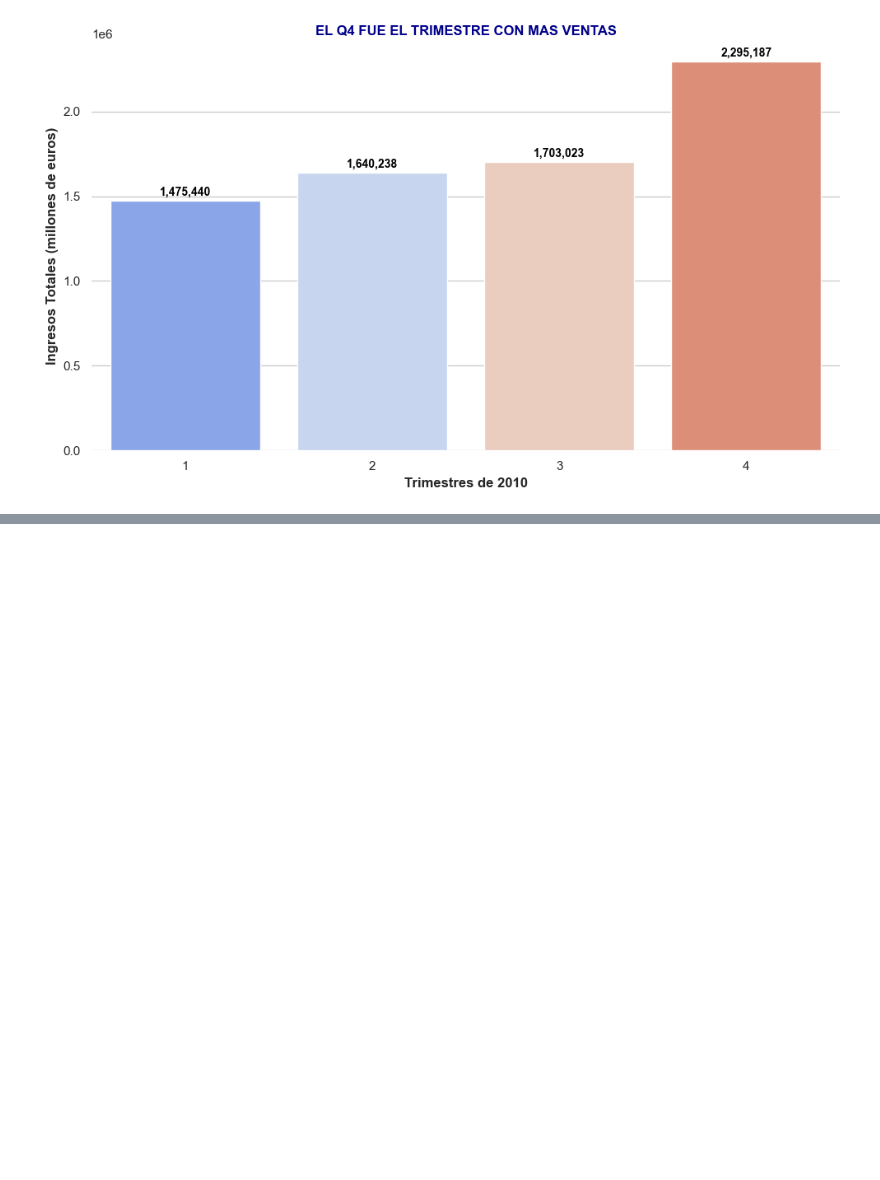
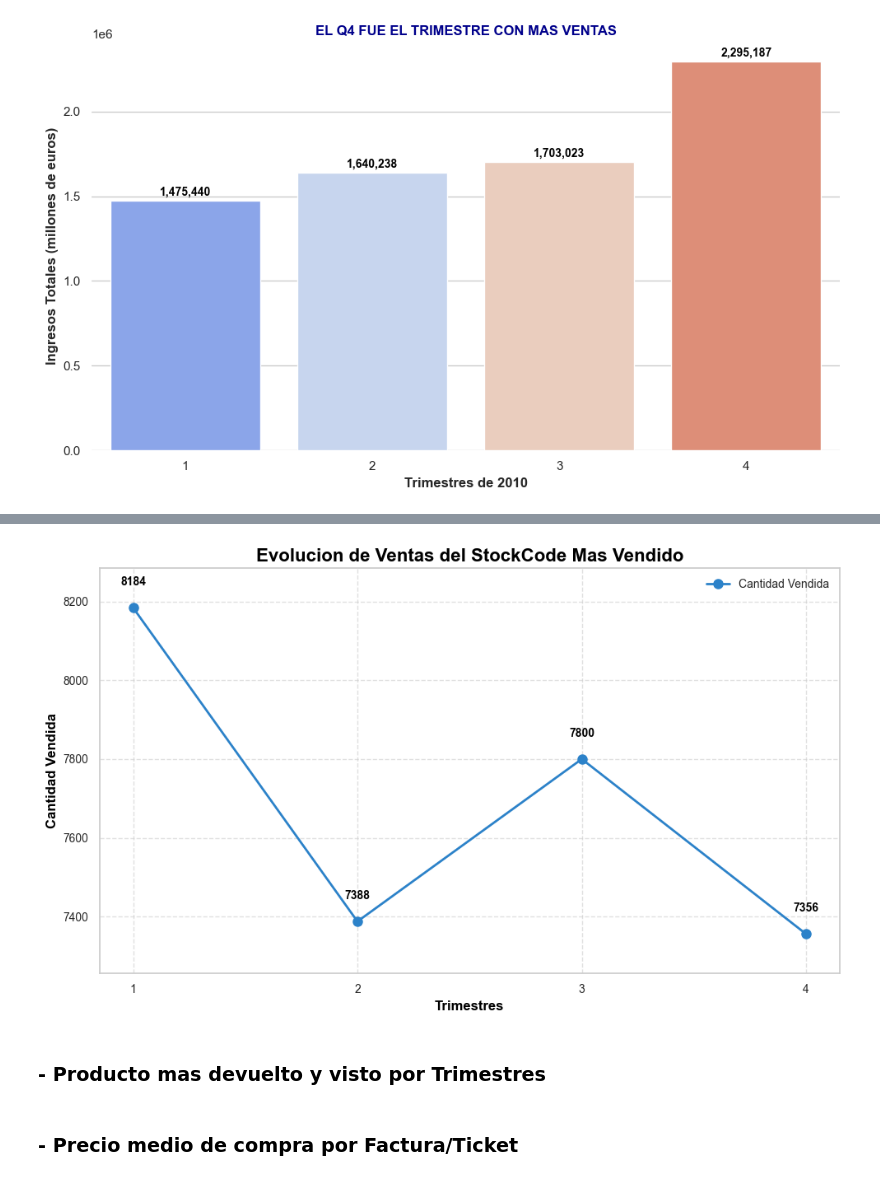
Before and after one commit to antonio-herrera-gb/EDA_Tienda_Online, a Jupyter notebook: src/notebooks/notebook_eda_v3_analisis.ipynb, the cells around one changed output, grey strips where cells are left out. Saved outputs shown, nothing was run; the diff lists cells and outputs as text; code cells hidden in the pictures; blank space fills up the shorter version.

```diff
--- a/src/notebooks/notebook_eda_v3_analisis.ipynb
+++ b/src/notebooks/notebook_eda_v3_analisis.ipynb
@@ -301,0 +384,7 @@ Passing `palette` without assigning `hue` is deprecated and will be removed in v
+# %%
+stockcode_objetivo = "85123A"
+
+df_stockcode = df_analisis[df_analisis.StockCode == stockcode_objetivo]
+
+evolucion_stockcode = df_stockcode.groupby("Trimestres")["Quantity"].sum().reset_index()
+evolucion_stockcode
@@ -301,0 +397,31 @@ Passing `palette` without assigning `hue` is deprecated and will be removed in v
+# %%
+plt.figure(figsize=(10,6))
+plt.plot(evolucion_stockcode["Trimestres"], evolucion_stockcode["Quantity"],
+         marker = "o", linestyle = "-", color = "#2C82C9", linewidth = 2, markersize = 8, label = "Cantidad Vendida")
+
+
+y_min, y_max = evolucion_stockcode["Quantity"].min(), evolucion_stockcode["Quantity"].max()
+plt.ylim(y_min - 100, y_max + 100)
+
+for i, value in enumerate(evolucion_stockcode["Quantity"]):
+    plt.text(evolucion_stockcode["Trimestres"][i], value + 50, f"{value}",
+             ha = "center", va = "bottom", fontsize = 10, fontweight = "bold", color = "black")
+
+plt.title("Evolucion de Ventas del StockCode Mas Vendido", fontsize = 16, fontweight = "bold", color = "black")
+plt.xlabel("Trimestres", fontsize = 12, fontweight = "bold", color = "black")
+plt.ylabel("Cantidad Vendida", fontsize = 12, fontweight = "bold", color = "black")
+
+plt.grid(visible=True, linestyle="--", alpha=0.6)
+
+plt.xticks(evolucion_stockcode["Trimestres"], fontsize=10, fontweight="light")
+plt.yticks(fontsize=10)
+
+plt.legend(loc="upper right", fontsize = 10, frameon = False)
+plt.tight_layout()
+plt.show()
+# %% [output]
+[figure, added]
+# %% [markdown]
+### - Producto mas devuelto y visto por Trimestres
+# %% [markdown]
+### - Precio medio de compra por Factura/Ticket
```
Also changed, not shown: parts of 33 cells of this notebook, 10 other files.
